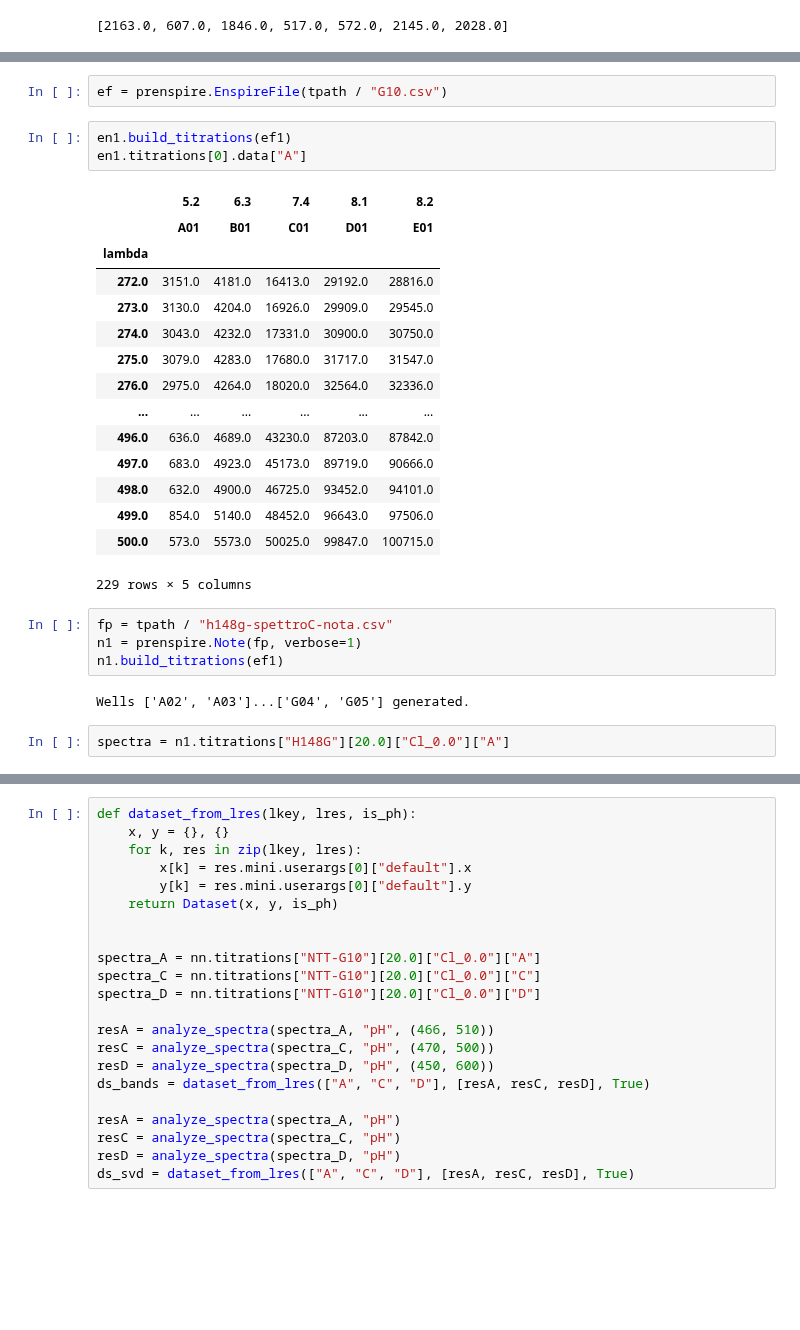
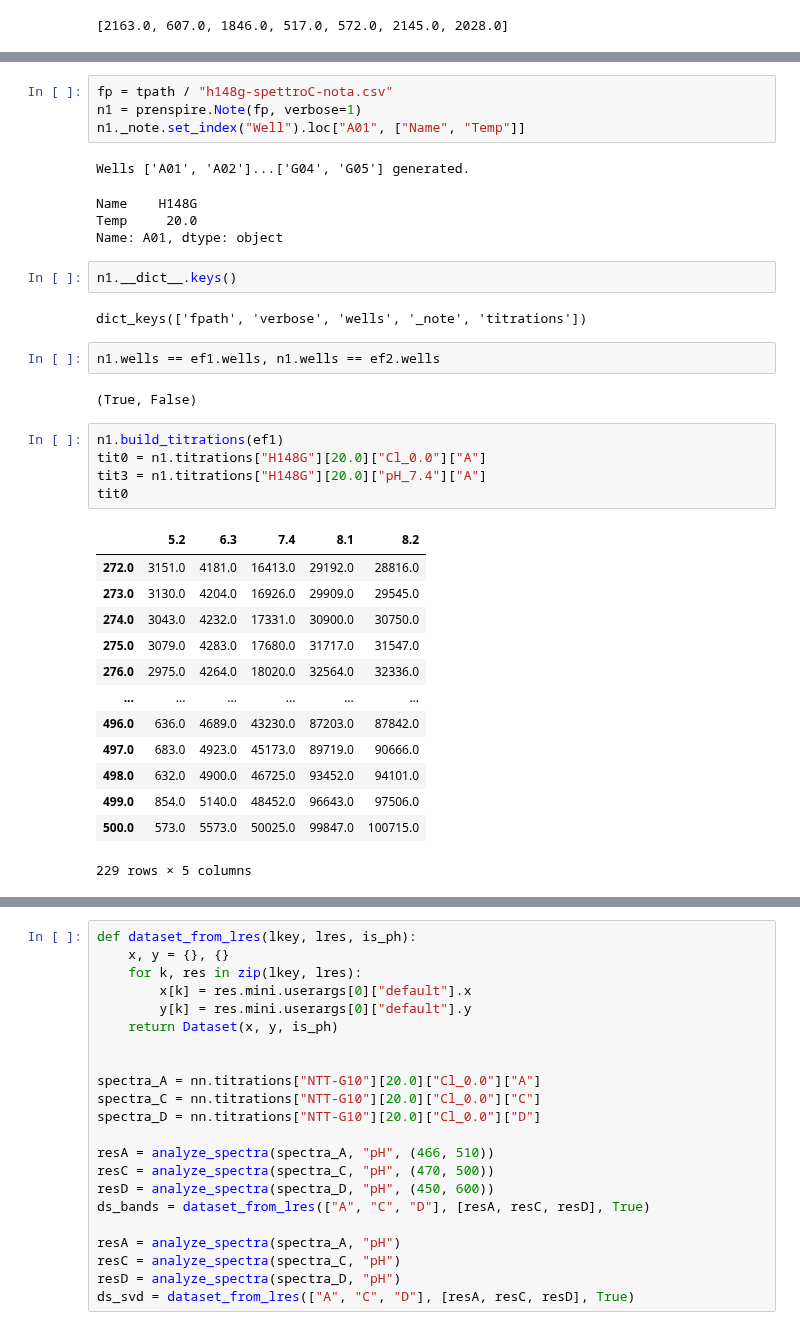
Before and after one commit to darosio/ClopHfit, a Jupyter notebook: docs/tutorials/prenspire.ipynb, the cells around one changed output, grey strips where cells are left out. Drawn from its saved outputs; the diff is of its cells as text; blank space fills up the shorter version.

Commit message:
refactor: Drop ExpNote

```diff
--- a/docs/tutorials/prenspire.ipynb
+++ b/docs/tutorials/prenspire.ipynb
@@ -77,29 +72,36 @@ ExpNote(note_file=PosixPath('../../tests/EnSpire/h148g-spettroC-nota'), verbose=
-# %%
-ef = prenspire.EnspireFile(tpath / "G10.csv")
-# %%
-en1.build_titrations(ef1)
-en1.titrations[0].data["A"]
-# %% [output]
-|  | 5.2 | 6.3 | 7.4 | 8.1 | 8.2 |
-|  | A01 | B01 | C01 | D01 | E01 |
-| lambda |  |  |  |  |  |
-| 272.0 | 3151.0 | 4181.0 | 16413.0 | 29192.0 | 28816.0 |
-| 273.0 | 3130.0 | 4204.0 | 16926.0 | 29909.0 | 29545.0 |
-| 274.0 | 3043.0 | 4232.0 | 17331.0 | 30900.0 | 30750.0 |
-| 275.0 | 3079.0 | 4283.0 | 17680.0 | 31717.0 | 31547.0 |
-| 276.0 | 2975.0 | 4264.0 | 18020.0 | 32564.0 | 32336.0 |
-| ... | ... | ... | ... | ... | ... |
-| 496.0 | 636.0 | 4689.0 | 43230.0 | 87203.0 | 87842.0 |
-| 497.0 | 683.0 | 4923.0 | 45173.0 | 89719.0 | 90666.0 |
-| 498.0 | 632.0 | 4900.0 | 46725.0 | 93452.0 | 94101.0 |
-| 499.0 | 854.0 | 5140.0 | 48452.0 | 96643.0 | 97506.0 |
-| 500.0 | 573.0 | 5573.0 | 50025.0 | 99847.0 | 100715.0 |
-229 rows × 5 columns
 # %%
 fp = tpath / "h148g-spettroC-nota.csv"
 n1 = prenspire.Note(fp, verbose=1)
-n1.build_titrations(ef1)
+n1._note.set_index("Well").loc["A01", ["Name", "Temp"]]
 # %% [output]
-Wells ['A02', 'A03']...['G04', 'G05'] generated.
+Wells ['A01', 'A02']...['G04', 'G05'] generated.
+Name    H148G
+Temp     20.0
+Name: A01, dtype: object
+# %%
+n1.__dict__.keys()
+# %% [output]
+dict_keys(['fpath', 'verbose', 'wells', '_note', 'titrations'])
+# %%
+n1.wells == ef1.wells, n1.wells == ef2.wells
+# %% [output]
+(True, False)
 # %%
-spectra = n1.titrations["H148G"][20.0]["Cl_0.0"]["A"]
+n1.build_titrations(ef1)
+tit0 = n1.titrations["H148G"][20.0]["Cl_0.0"]["A"]
+tit3 = n1.titrations["H148G"][20.0]["pH_7.4"]["A"]
+tit0
+# %% [output]
+|  | 5.2 | 6.3 | 7.4 | 8.1 | 8.2 |
+| 272.0 | 3151.0 | 4181.0 | 16413.0 | 29192.0 | 28816.0 |
+| 273.0 | 3130.0 | 4204.0 | 16926.0 | 29909.0 | 29545.0 |
+| 274.0 | 3043.0 | 4232.0 | 17331.0 | 30900.0 | 30750.0 |
+| 275.0 | 3079.0 | 4283.0 | 17680.0 | 31717.0 | 31547.0 |
+| 276.0 | 2975.0 | 4264.0 | 18020.0 | 32564.0 | 32336.0 |
+| ... | ... | ... | ... | ... | ... |
+| 496.0 | 636.0 | 4689.0 | 43230.0 | 87203.0 | 87842.0 |
+| 497.0 | 683.0 | 4923.0 | 45173.0 | 89719.0 | 90666.0 |
+| 498.0 | 632.0 | 4900.0 | 46725.0 | 93452.0 | 94101.0 |
+| 499.0 | 854.0 | 5140.0 | 48452.0 | 96643.0 | 97506.0 |
+| 500.0 | 573.0 | 5573.0 | 50025.0 | 99847.0 | 100715.0 |
+229 rows × 5 columns
```
Also changed, not shown: parts of 23 cells of this notebook, 8 other files.
